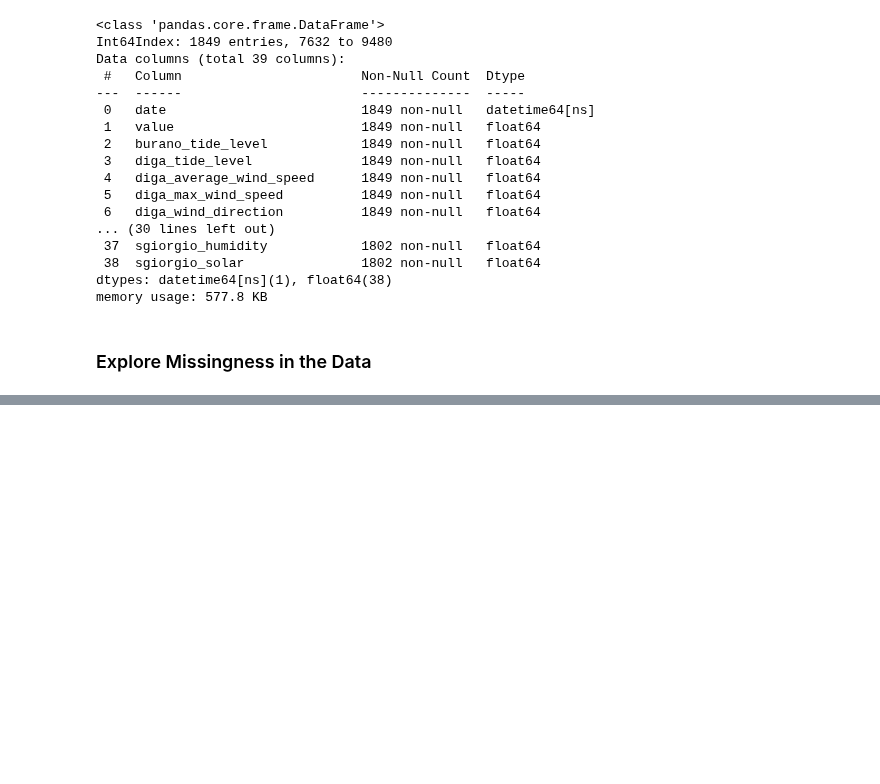
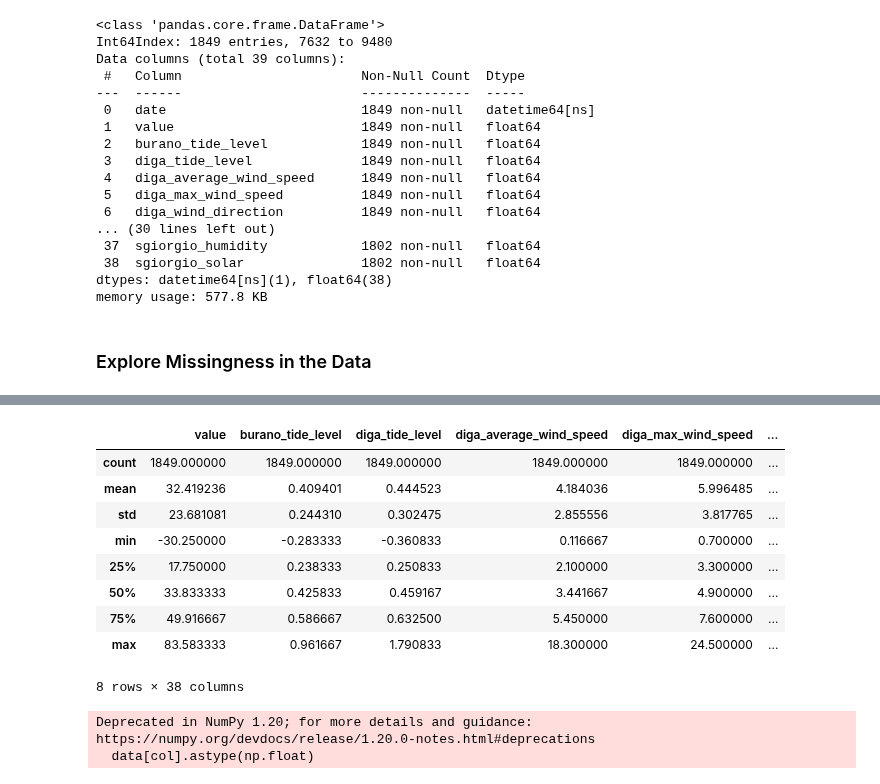
Before and after one commit to cyrilmichino/venice-meteo-analysis, a Jupyter notebook: tidy_data_notebook.ipynb, the cells around one changed output, grey strips where cells are left out. Drawn from its saved outputs; the diff is of its cells as text; code cells hidden in the pictures; blank space fills up the shorter version.

```diff
--- a/tidy_data_notebook.ipynb
+++ b/tidy_data_notebook.ipynb
@@ -1014,0 +1034,18 @@ filtered_data.to_csv(filepath)
+# %%
+filtered_data.describe()
+# %% [output]
+|  | value | burano_tide_level | diga_tide_level | diga_average_wind_speed | diga_max_wind_speed | ... |
+| count | 1849.000000 | 1849.000000 | 1849.000000 | 1849.000000 | 1849.000000 | ... |
+| mean | 32.419236 | 0.409401 | 0.444523 | 4.184036 | 5.996485 | ... |
+| std | 23.681081 | 0.244310 | 0.302475 | 2.855556 | 3.817765 | ... |
+| min | -30.250000 | -0.283333 | -0.360833 | 0.116667 | 0.700000 | ... |
+| 25% | 17.750000 | 0.238333 | 0.250833 | 2.100000 | 3.300000 | ... |
+| 50% | 33.833333 | 0.425833 | 0.459167 | 3.441667 | 4.900000 | ... |
+| 75% | 49.916667 | 0.586667 | 0.632500 | 5.450000 | 7.600000 | ... |
+| max | 83.583333 | 0.961667 | 1.790833 | 18.300000 | 24.500000 | ... |
+8 rows × 38 columns
+# %%
+sns.pairplot(filtered_data)
+# %% [output]
+Deprecated in NumPy 1.20; for more details and guidance: https://numpy.org/devdocs/release/1.20.0-notes.html#deprecations
+  data[col].astype(np.float)
```
Also changed, not shown: parts of 2 cells of this notebook.
